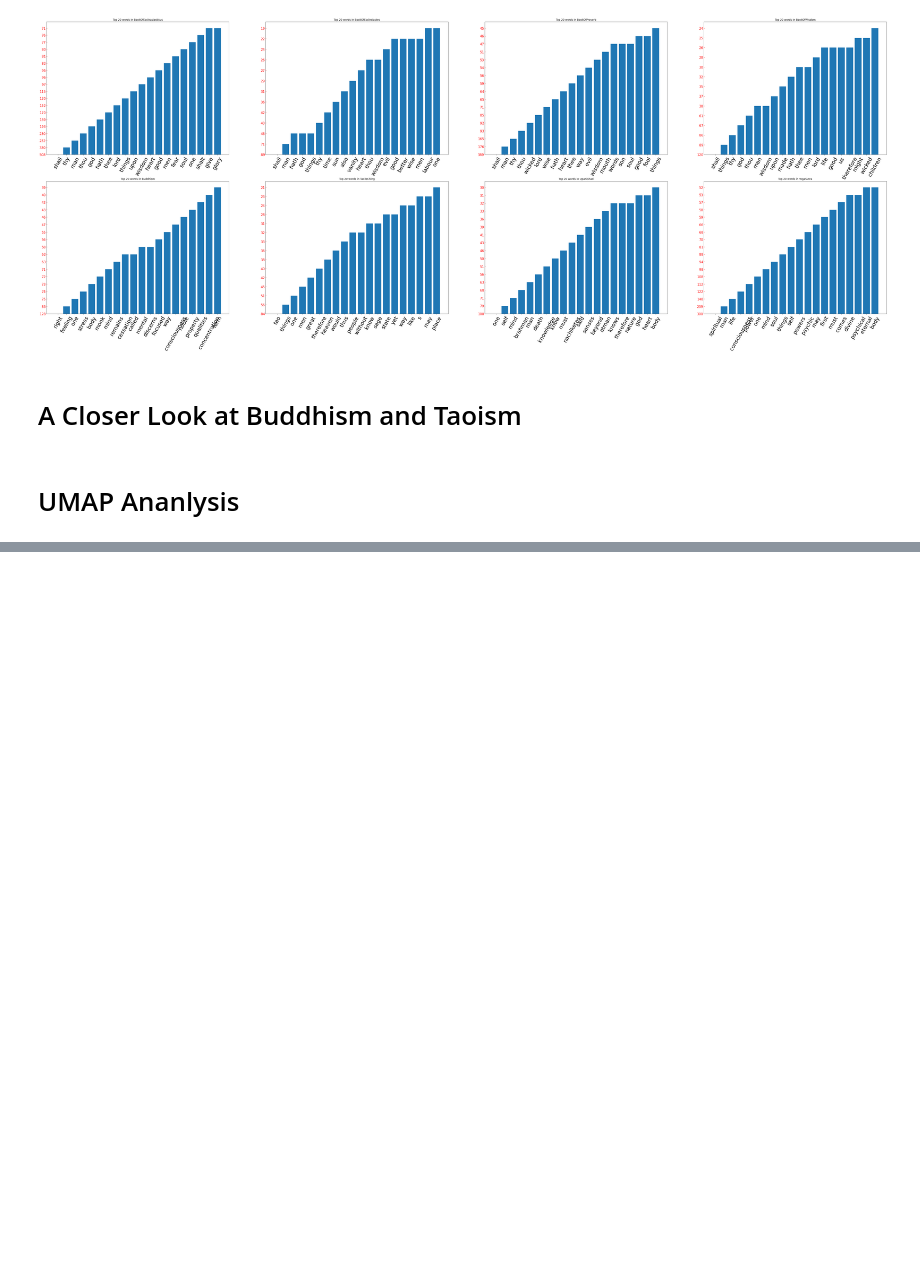
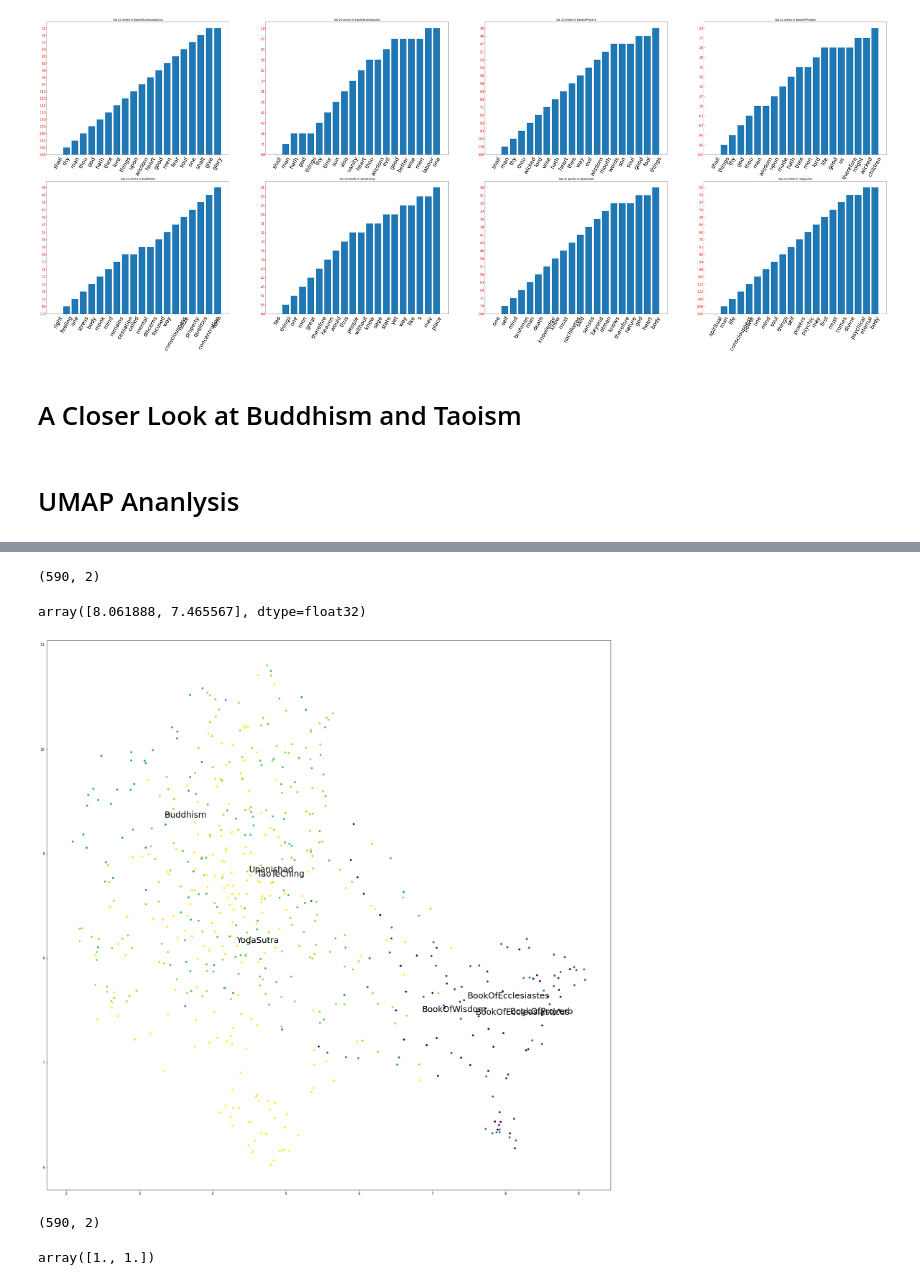
Before and after one commit to IshaanSD/dataHacks2021, a Jupyter notebook: datahacks.ipynb, the cells around one changed output, grey strips where cells are left out. Cells and saved outputs as stored; diff of their text form; code cells hidden in the pictures; blank space fills up the shorter version.

```diff
--- a/datahacks.ipynb
+++ b/datahacks.ipynb
@@ -106,0 +115,25 @@ for i in np.arange(8):
+# %%
+book_map={y:x for x,y in list(enumerate(books))}
+# %%
+# scaled_chapter_data = RobustScaler().fit_transform(df[df.columns[2:]])
+# chapter_embedding = reducer.fit_transform(scaled_chapter_data)
+chapter_embedding = reducer.fit_transform(df[df.columns[2:]])
+# %%
+chapter_embedding.shape
+# %% [output]
+(590, 2)
+# %%
+i=2
+np.mean(chapter_embedding[df[df['book_']==books[i]].index],axis=0)
+# %% [output]
+array([8.061888, 7.465567], dtype=float32)
+# %%
+fig,ax = plt.subplots(figsize=(30,30))
+ax.scatter(
+    chapter_embedding[:, 0],
+    chapter_embedding[:, 1],c=[book_map[x] for x in df['book_']], s= 25)
+for i in np.arange(8):
+    x,y = np.mean(chapter_embedding[df[df['book_']==books[i]].index],axis=0)
+    ax.annotate(books[i],(x,y), fontsize =25, in_layout = True)
+# %% [output]
+[figure, added]
@@ -106,0 +145,12 @@ for i in np.arange(8):
+# %%
+chapter_embedding.shape
+# %% [output]
+(590, 2)
+# %%
+x=3
+np.any(chapter_embedding[x] > mean + 3*std)
+mask = np.zeros(chapter_embedding.shape)
+mask[x] = [1,1]
+mask[x]
+# %% [output]
+array([1., 1.])
```
Also changed, not shown: parts of 9 cells of this notebook.
